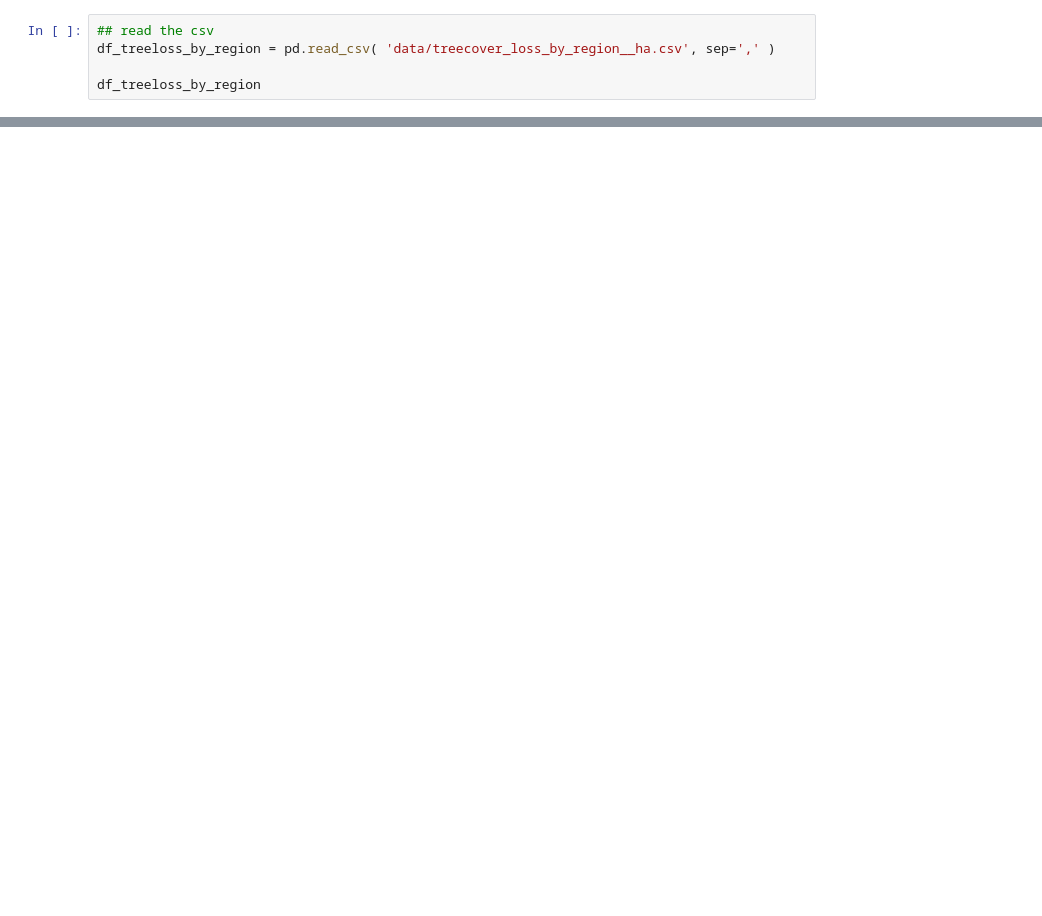
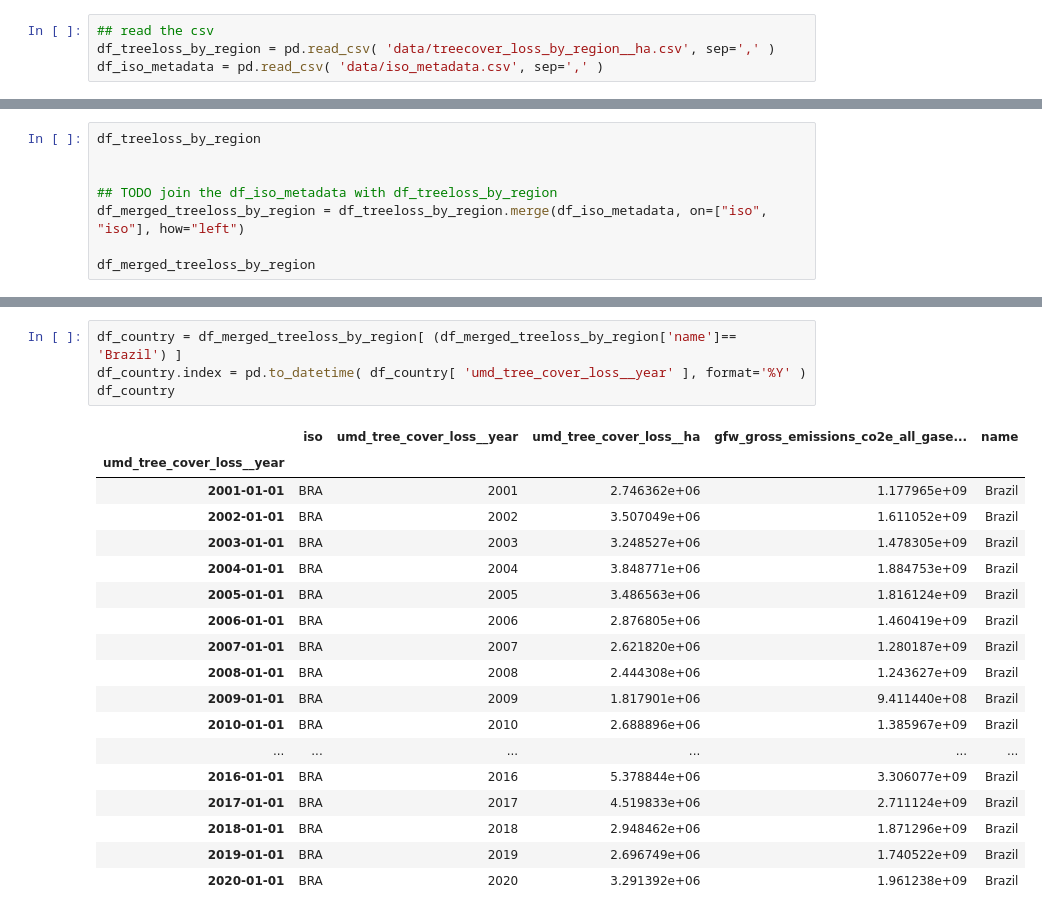
Before and after one commit to cwinkelmann/FIT_exercise_tree_coverloss, a Jupyter notebook: exercise_tree_coverloss_by_region.ipynb, the cells around one changed output, grey strips where cells are left out. Drawn from its saved outputs; the diff is of its cells as text; blank space fills up the shorter version.

```diff
--- a/exercise_tree_coverloss_by_region.ipynb
+++ b/exercise_tree_coverloss_by_region.ipynb
@@ -3,5 +6,4 @@ import pandas as pd
 # %%
 ## read the csv
 df_treeloss_by_region = pd.read_csv( 'data/treecover_loss_by_region__ha.csv', sep=',' )
-
-df_treeloss_by_region
+df_iso_metadata = pd.read_csv( 'data/iso_metadata.csv', sep=',' )
@@ -21,0 +10,8 @@ df_treeloss_by_region
+# %%
+df_treeloss_by_region
+
+
+## TODO join the df_iso_metadata with df_treeloss_by_region
+df_merged_treeloss_by_region = df_treeloss_by_region.merge(df_iso_metadata, on=["iso", "iso"], how="left")
+
+df_merged_treeloss_by_region
@@ -21,0 +86,23 @@ df_treeloss_by_region
+# %%
+df_country = df_merged_treeloss_by_region[ (df_merged_treeloss_by_region['name']== 'Brazil') ]
+df_country.index = pd.to_datetime( df_country[ 'umd_tree_cover_loss__year' ], format='%Y' )
+df_country
+# %% [output]
+|  | iso | umd_tree_cover_loss__year | umd_tree_cover_loss__ha | gfw_gross_emissions_co2e_all_gase... | name |
+| umd_tree_cover_loss__year |  |  |  |  |  |
+| 2001-01-01 | BRA | 2001 | 2.746362e+06 | 1.177965e+09 | Brazil |
+| 2002-01-01 | BRA | 2002 | 3.507049e+06 | 1.611052e+09 | Brazil |
+| 2003-01-01 | BRA | 2003 | 3.248527e+06 | 1.478305e+09 | Brazil |
+| 2004-01-01 | BRA | 2004 | 3.848771e+06 | 1.884753e+09 | Brazil |
+| 2005-01-01 | BRA | 2005 | 3.486563e+06 | 1.816124e+09 | Brazil |
+| 2006-01-01 | BRA | 2006 | 2.876805e+06 | 1.460419e+09 | Brazil |
+| 2007-01-01 | BRA | 2007 | 2.621820e+06 | 1.280187e+09 | Brazil |
+| 2008-01-01 | BRA | 2008 | 2.444308e+06 | 1.243627e+09 | Brazil |
+| 2009-01-01 | BRA | 2009 | 1.817901e+06 | 9.411440e+08 | Brazil |
+| 2010-01-01 | BRA | 2010 | 2.688896e+06 | 1.385967e+09 | Brazil |
+| ... | ... | ... | ... | ... | ... |
+| 2016-01-01 | BRA | 2016 | 5.378844e+06 | 3.306077e+09 | Brazil |
+| 2017-01-01 | BRA | 2017 | 4.519833e+06 | 2.711124e+09 | Brazil |
+| 2018-01-01 | BRA | 2018 | 2.948462e+06 | 1.871296e+09 | Brazil |
+| 2019-01-01 | BRA | 2019 | 2.696749e+06 | 1.740522e+09 | Brazil |
+| 2020-01-01 | BRA | 2020 | 3.291392e+06 | 1.961238e+09 | Brazil |
```
Also changed, not shown: parts of 11 cells of this notebook, 1 other file.
